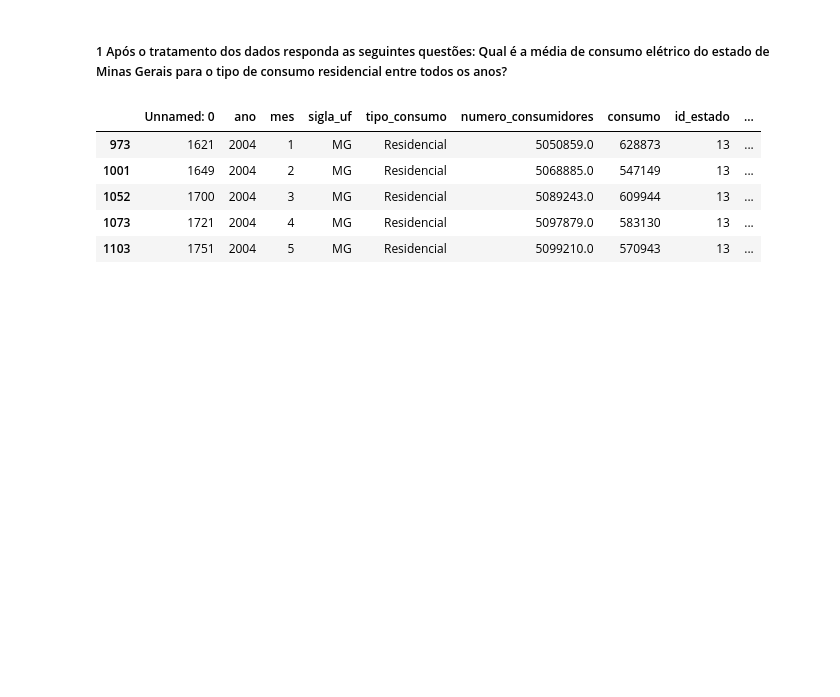
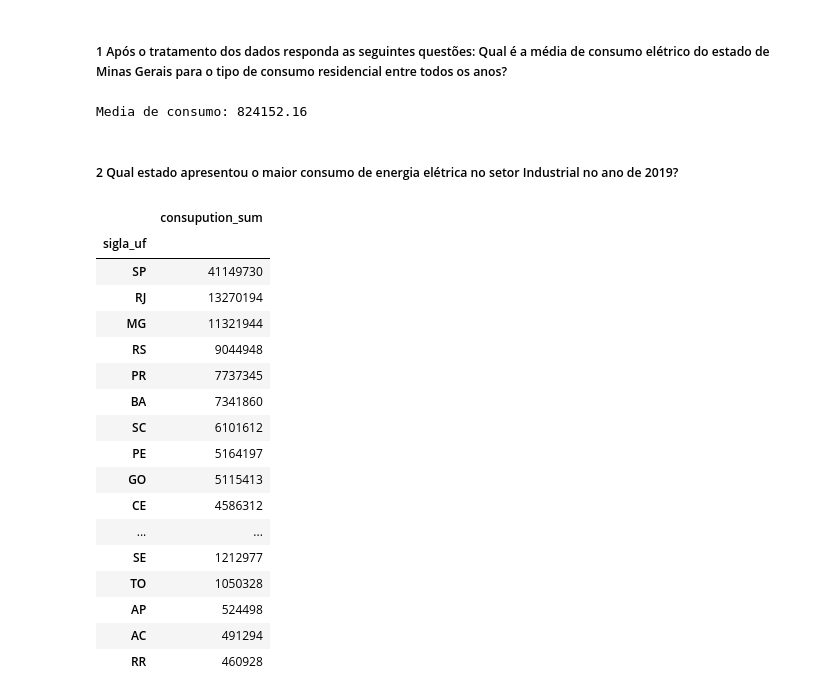
Before and after one commit to pbelfort/trabalho_ciencia_de_dados, a Jupyter notebook: notebook/tp.ipynb, the cells around one changed output. Saved outputs shown, nothing was run; the diff lists cells and outputs as text; code cells hidden in the pictures; blank space fills up the shorter version.

```diff
--- a/notebook/tp.ipynb
+++ b/notebook/tp.ipynb
@@ -95,13 +97,40 @@ filter = (processed_dataset['sigla_uf'] == 'MG') & (processed_dataset['tipo_cons
 
 data = processed_dataset[filter]
 
-consupution_media = data['tipo_consumo'].mean()
+consupution_media = data['consumo'].mean()
 
-print('Media de consumo', consupution_media)
+print(f"Media de consumo: {consupution_media:.2f}")
 # %% [output]
-|  | Unnamed: 0 | ano | mes | sigla_uf | tipo_consumo | numero_consumidores | consumo | id_estado | ... |
-| 973 | 1621 | 2004 | 1 | MG | Residencial | 5050859.0 | 628873 | 13 | ... |
-| 1001 | 1649 | 2004 | 2 | MG | Residencial | 5068885.0 | 547149 | 13 | ... |
-| 1052 | 1700 | 2004 | 3 | MG | Residencial | 5089243.0 | 609944 | 13 | ... |
-| 1073 | 1721 | 2004 | 4 | MG | Residencial | 5097879.0 | 583130 | 13 | ... |
-| 1103 | 1751 | 2004 | 5 | MG | Residencial | 5099210.0 | 570943 | 13 | ... |
+Media de consumo: 824152.16
+# %% [markdown]
+##### 2 Qual estado apresentou o maior consumo de energia elétrica no setor Industrial no ano de 2019?
+# %%
+filter = (processed_dataset['ano'] == 2019) & (processed_dataset['tipo_consumo'] == 'Residencial')
+
+data = processed_dataset[filter]
+
+data.groupby('sigla_uf').agg(
+    consupution_sum = ('consumo',sum)
+    ).sort_values(
+        by = 'consupution_sum',
+        ascending=False
+        )
+# %% [output]
+|  | consupution_sum |
+| sigla_uf |  |
+| SP | 41149730 |
+| RJ | 13270194 |
+| MG | 11321944 |
+| RS | 9044948 |
+| PR | 7737345 |
+| BA | 7341860 |
+| SC | 6101612 |
+| PE | 5164197 |
+| GO | 5115413 |
+| CE | 4586312 |
+| ... | ... |
+| SE | 1212977 |
+| TO | 1050328 |
+| AP | 524498 |
+| AC | 491294 |
+| RR | 460928 |
```
Also changed, not shown: parts of 3 cells of this notebook.
